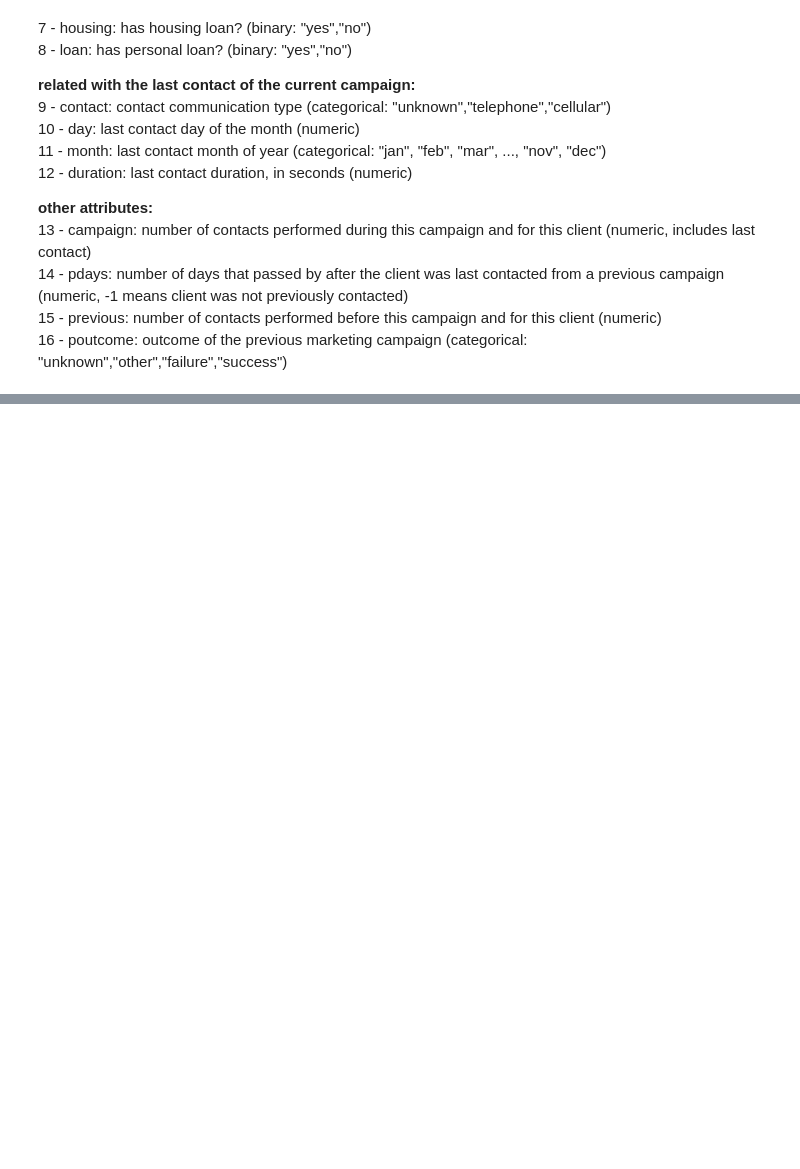
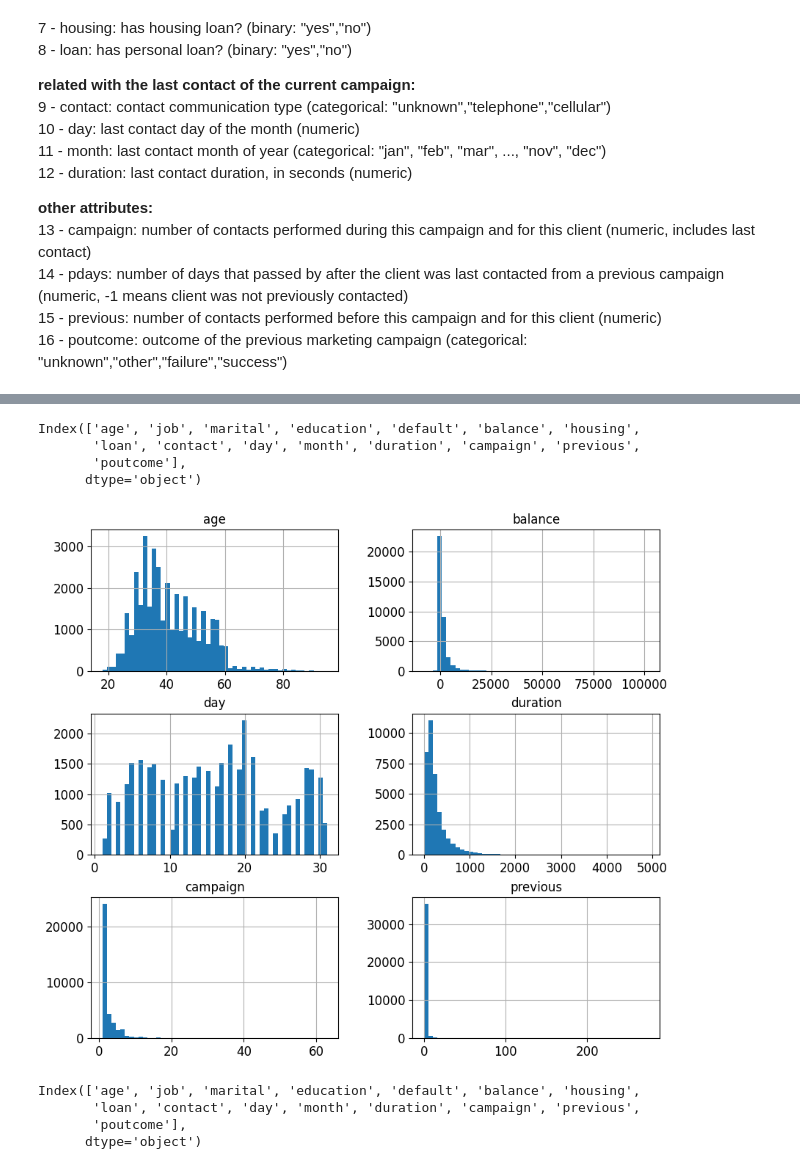
Before and after one commit to laurasalaslozano/repo-lsalas-ejercicios-ds, a Jupyter notebook: Sprint_11/Unidad_01_ML_Supervisado_Arboles_de_Decision/03_Practica_Obligatoria/18_Practica_Obligatoria_Arboles_de_Decision.ipynb, the cells around one changed output, grey strips where cells are left out. Saved outputs shown, nothing was run; the diff lists cells and outputs as text; code cells hidden in the pictures; blank space fills up the shorter version.

```diff
--- a/Sprint_11/Unidad_01_ML_Supervisado_Arboles_de_Decision/03_Practica_Obligatoria/18_Practica_Obligatoria_Arboles_de_Decision.ipynb
+++ b/Sprint_11/Unidad_01_ML_Supervisado_Arboles_de_Decision/03_Practica_Obligatoria/18_Practica_Obligatoria_Arboles_de_Decision.ipynb
@@ -66,0 +331,28 @@ AYUDA: La dirección del banco nos proporciona estas notas (en inglés):
+# %%
+# Elimino nulos:
+
+X_train.drop(columns = ["pdays"], axis = 1, inplace = True)
+X_test.drop(columns = ["pdays"], axis = 1, inplace = True)
+# %%
+X_train.columns
+# %% [output]
+Index(['age', 'job', 'marital', 'education', 'default', 'balance', 'housing',
+       'loan', 'contact', 'day', 'month', 'duration', 'campaign', 'previous',
+       'poutcome'],
+      dtype='object')
+# %%
+# Creo de nuevo numéricas:
+
+numericas = X_train.select_dtypes(include=["int64"]).columns.to_list()
+
+X_train[numericas].hist(bins = 50, figsize = (10, 9))
+plt.show()
+# %% [output]
+[figure, added]
+# %%
+X_train.columns
+# %% [output]
+Index(['age', 'job', 'marital', 'education', 'default', 'balance', 'housing',
+       'loan', 'contact', 'day', 'month', 'duration', 'campaign', 'previous',
+       'poutcome'],
+      dtype='object')
```
Also changed, not shown: parts of 61 cells of this notebook, 5 other files.
